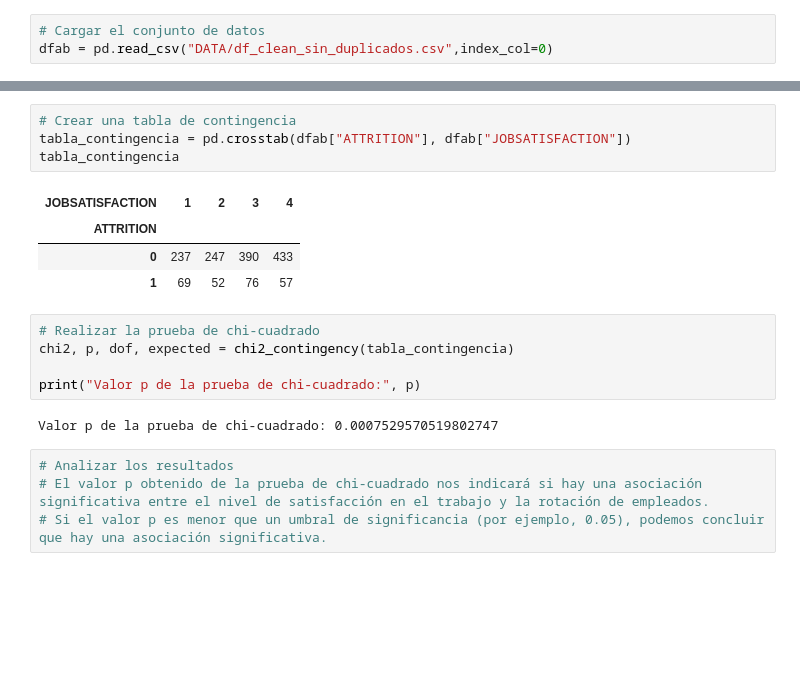
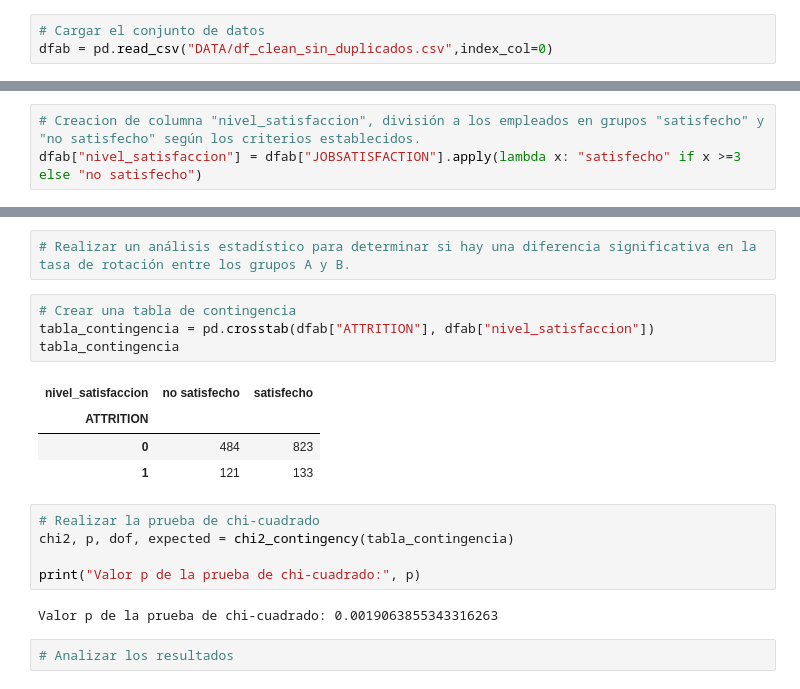
Before and after one commit to rebeca-enma/proyecto-da-promo-G-modulo-3-team-4, a Jupyter notebook: ABTESTING.ipynb, the cells around one changed output, grey strips where cells are left out. Saved outputs shown, nothing was run; the diff lists cells and outputs as text; blank space fills up the shorter version.

```diff
--- a/ABTESTING.ipynb
+++ b/ABTESTING.ipynb
@@ -23,0 +32,3 @@ Tasa de rotación en el grupo B: 0.0 %
+# %%
+# Creacion de columna "nivel_satisfaccion", división a los empleados en grupos "satisfecho" y "no satisfecho" según los criterios establecidos.
+dfab["nivel_satisfaccion"] = dfab["JOBSATISFACTION"].apply(lambda x: "satisfecho" if x >=3 else "no satisfecho")
@@ -24,20 +47,20 @@ Tasa de rotación en el grupo B: 0.0 %
+# %%
+# Realizar un análisis estadístico para determinar si hay una diferencia significativa en la tasa de rotación entre los grupos A y B.
 # %%
 # Crear una tabla de contingencia
-tabla_contingencia = pd.crosstab(dfab["ATTRITION"], dfab["JOBSATISFACTION"])
+tabla_contingencia = pd.crosstab(dfab["ATTRITION"], dfab["nivel_satisfaccion"])
 tabla_contingencia
 # %% [output]
-| JOBSATISFACTION | 1 | 2 | 3 | 4 |
-| ATTRITION |  |  |  |  |
-| 0 | 237 | 247 | 390 | 433 |
-| 1 | 69 | 52 | 76 | 57 |
+| nivel_satisfaccion | no satisfecho | satisfecho |
+| ATTRITION |  |  |
+| 0 | 484 | 823 |
+| 1 | 121 | 133 |
 # %%
 # Realizar la prueba de chi-cuadrado
 chi2, p, dof, expected = chi2_contingency(tabla_contingencia)
 
 print("Valor p de la prueba de chi-cuadrado:", p)
 # %% [output]
-Valor p de la prueba de chi-cuadrado: 0.0007529570519802747
+Valor p de la prueba de chi-cuadrado: 0.0019063855343316263
-# %%
-# Analizar los resultados
-# El valor p obtenido de la prueba de chi-cuadrado nos indicará si hay una asociación significativa entre el nivel de satisfacción en el trabajo y la rotación de empleados.
-# Si el valor p es menor que un umbral de significancia (por ejemplo, 0.05), podemos concluir que hay una asociación significativa.
+# %%
+# Analizar los resultados
```
Also changed, not shown: parts of 11 cells of this notebook.
